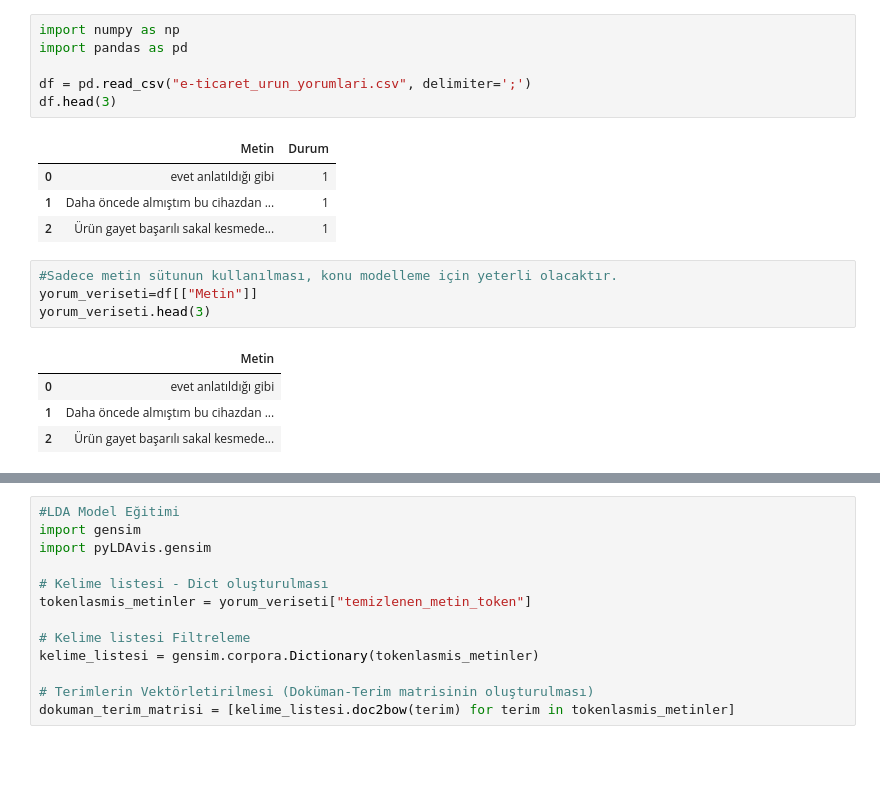
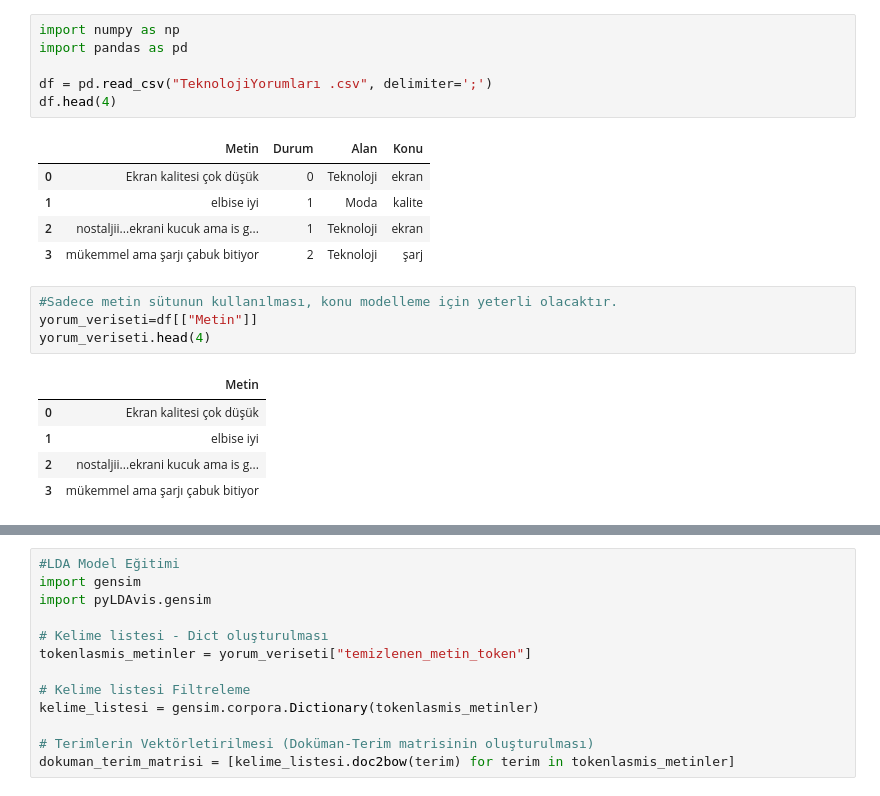
Before and after one commit to ssedayzc/Analysis-of-E-Commerce-Product-Reviews-with-NLP, a Jupyter notebook: topic-modelling2.ipynb, the cells around one changed output, grey strips where cells are left out. Drawn from its saved outputs; the diff is of its cells as text; blank space fills up the shorter version.

```diff
--- a/topic-modelling2.ipynb
+++ b/topic-modelling2.ipynb
@@ -1,20 +1,22 @@
 # %%
 import numpy as np
 import pandas as pd
 
-df = pd.read_csv("e-ticaret_urun_yorumlari.csv", delimiter=';')
-df.head(3)
+df = pd.read_csv("TeknolojiYorumları .csv", delimiter=';')
+df.head(4)
 # %% [output]
-|  | Metin | Durum |
-| 0 | evet anlatıldığı gibi | 1 |
-| 1 | Daha öncede almıştım bu cihazdan ... | 1 |
-| 2 | Ürün gayet başarılı sakal kesmede... | 1 |
+|  | Metin | Durum | Alan | Konu |
+| 0 | Ekran kalitesi çok düşük | 0 | Teknoloji | ekran |
+| 1 | elbise iyi | 1 | Moda | kalite |
+| 2 | nostaljii...ekrani kucuk ama is g... | 1 | Teknoloji | ekran |
+| 3 | mükemmel ama şarjı çabuk bitiyor | 2 | Teknoloji | şarj |
 # %%
 #Sadece metin sütunun kullanılması, konu modelleme için yeterli olacaktır.
 yorum_veriseti=df[["Metin"]]
-yorum_veriseti.head(3)
+yorum_veriseti.head(4)
 # %% [output]
 |  | Metin |
-| 0 | evet anlatıldığı gibi |
-| 1 | Daha öncede almıştım bu cihazdan ... |
-| 2 | Ürün gayet başarılı sakal kesmede... |
+| 0 | Ekran kalitesi çok düşük |
+| 1 | elbise iyi |
+| 2 | nostaljii...ekrani kucuk ama is g... |
+| 3 | mükemmel ama şarjı çabuk bitiyor |
```
Also changed, not shown: parts of 8 cells of this notebook, 2 other files.
